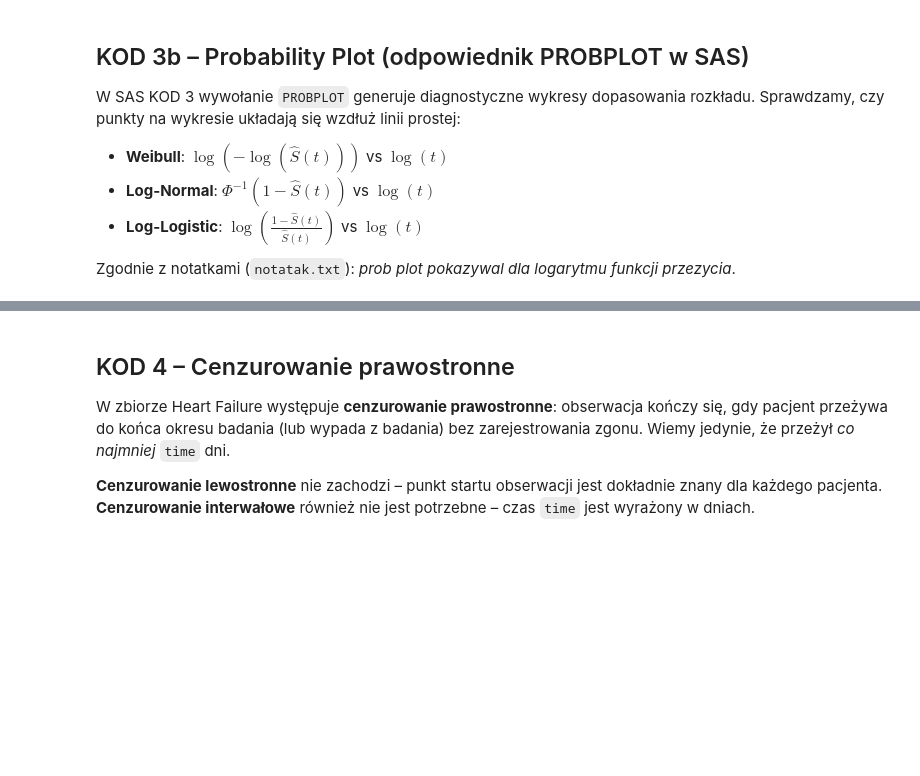
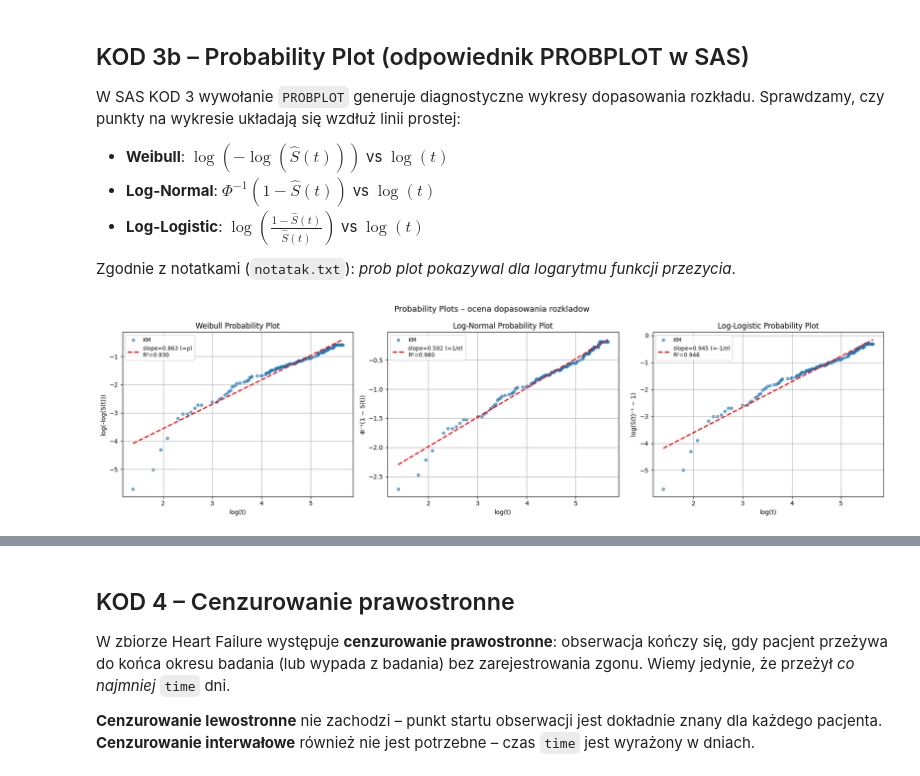
Before and after one commit to Richi9PP/ACT, a Jupyter notebook: Ready_models/hf_analiza_parametryczna.ipynb, the cells around one changed output, grey strips where cells are left out. Cells and saved outputs as stored; diff of their text form; code cells hidden in the pictures; blank space fills up the shorter version.

```diff
--- a/Ready_models/hf_analiza_parametryczna.ipynb
+++ b/Ready_models/hf_analiza_parametryczna.ipynb
@@ -343,58 +404,84 @@ Zgodnie z notatkami (`notatak.txt`): *prob plot pokazywal dla logarytmu funkcji
 # %%
 from lifelines import KaplanMeierFitter
 from scipy.stats import norm as scipy_norm
+from scipy.stats import pearsonr
 
 # 1. Estymata Kaplana-Meiera surowych danych (marginalnie, bez kowariabli)
 kmf = KaplanMeierFitter()
 kmf.fit(df['time'], event_observed=df['DEATH_EVENT'])
 
 t_km = kmf.survival_function_.index.values
 S_km = kmf.survival_function_['KM_estimate'].values
 
 # Filtrujemy: t > 0, 0 < S < 1
 mask = (S_km > 0) & (S_km < 1) & (t_km > 0)
 t_km, S_km = t_km[mask], S_km[mask]
 log_t = np.log(t_km)
 
 fig, axes = plt.subplots(1, 3, figsize=(18, 5))
 
 # --- Weibull Probability Plot ---
-y_weib = np.log(-np.log(S_km))   # log(-log(S(t)))
-axes[0].scatter(log_t, y_weib, s=12, alpha=0.7, color='#4C72B0', label='dane KM')
-p0 = np.polyfit(log_t, y_weib, 1)
-axes[0].plot(log_t, np.polyval(p0, log_t), 'r--', lw=2, label=f'slope={p0[0]:.2f}')
+# Linearyzacja: log(-log(S(t))) = rho*log(t) + const
+# Slope = rho (parametr ksztaltu Weibulla; rho < 1 => malejacy hazard)
+y_weib = np.log(-np.log(S_km))
+slope_w, intercept_w = np.polyfit(log_t, y_weib, 1)
+r_sq_w, _ = pearsonr(log_t, y_weib)
+y_fit_w = slope_w * log_t + intercept_w
+axes[0].scatter(log_t, y_weib, s=20, alpha=0.6, label='KM')
+axes[0].plot(log_t, y_fit_w, 'r--', linewidth=2,
+             label=f'slope={slope_w:.3f} (=\u03c1)\nR\u00b2={r_sq_w**2:.3f}')
 axes[0].set_xlabel('log(t)')
 axes[0].set_ylabel('log(-log(S(t)))')
 axes[0].set_title('Weibull Probability Plot')
-axes[0].legend(); axes[0].grid(True)
+axes[0].legend(fontsize=9)
+axes[0].grid(True)
 
 # --- Log-Normal Probability Plot ---
-y_lnorm = scipy_norm.ppf(1 - S_km)   # Phi^{-1}(1-S)
-axes[1].scatter(log_t, y_lnorm, s=12, alpha=0.7, color='#DD8452', label='dane KM')
-p1 = np.polyfit(log_t, y_lnorm, 1)
-axes[1].plot(log_t, np.polyval(p1, log_t), 'r--', lw=2, label=f'slope={p1[0]:.2f}')
+# Linearyzacja: Phi^-1(1-S(t)) = (log(t) - mu) / sigma
+# Slope = 1/sigma
+y_lnorm = scipy_norm.ppf(1 - S_km)
+slope_n, intercept_n = np.polyfit(log_t, y_lnorm, 1)
+r_sq_n, _ = pearsonr(log_t, y_lnorm)
+y_fit_n = slope_n * log_t + intercept_n
+axes[1].scatter(log_t, y_lnorm, s=20, alpha=0.6, label='KM')
+axes[1].plot(log_t, y_fit_n, 'r--', linewidth=2,
+             label=f'slope={slope_n:.3f} (=1/\u03c3)\nR\u00b2={r_sq_n**2:.3f}')
 axes[1].set_xlabel('log(t)')
-axes[1].set_ylabel('Phi_inv(1 - S(t))')
+axes[1].set_ylabel('\u03a6\u207b\u00b9(1 \u2212 S(t))')
 axes[1].set_title('Log-Normal Probability Plot')
-axes[1].legend(); axes[1].grid(True)
+axes[1].legend(fontsize=9)
+axes[1].grid(True)
 
 # --- Log-Logistic Probability Plot ---
-y_llogis = np.log((1 - S_km) / S_km)  # log-odds
-axes[2].scatter(log_t, y_llogis, s=12, alpha=0.7, color='#55A868', label='dane KM')
-p2 = np.polyfit(log_t, y_llogis, 1)
-axes[2].plot(log_t, np.polyval(p2, log_t), 'r--', lw=2, label=f'slope={p2[0]:.2f}')
+# Linearyzacja: log(S^-1(t) - 1) = -alpha*log(t) + const
+# Slope = -alpha (= -1/sigma); |slope| = 1/sigma
+y_llogt = np.log(1/S_km - 1)
+slope_l, intercept_l = np.polyfit(log_t, y_llogt, 1)
+r_sq_l, _ = pearsonr(log_t, y_llogt)
+y_fit_l = slope_l * log_t + intercept_l
+axes[2].scatter(log_t, y_llogt, s=20, alpha=0.6, label='KM')
+axes[2].plot(log_t, y_fit_l, 'r--', linewidth=2,
+             label=f'slope={slope_l:.3f} (=-1/\u03c3)\nR\u00b2={r_sq_l**2:.3f}')
 axes[2].set_xlabel('log(t)')
-axes[2].set_ylabel('log((1-S)/S)')
+axes[2].set_ylabel('log(S(t)\u207b\u00b9 \u2212 1)')
 axes[2].set_title('Log-Logistic Probability Plot')
-axes[2].legend(); axes[2].grid(True)
+axes[2].legend(fontsize=9)
+axes[2].grid(True)
 
-plt.suptitle(
-    'Probability Plots – diagnostyka rozkładu (odpowiednik PROBPLOT w SAS PROC LIFEREG)',
-    fontsize=13, fontweight='bold'
-)
+plt.suptitle('Probability Plots \u2013 ocena dopasowania rozkladow', fontsize=13)
 plt.tight_layout()
 plt.savefig('hf_probability_plots.png', dpi=150)
 plt.show()
-print('Im bardziej punkty leza na linii prostej, tym lepsze dopasowanie danego rozkladu.')
-print(f'Nachylenia (slope): Weibull={p0[0]:.3f}, Log-Normal={p1[0]:.3f}, Log-Logistic={p2[0]:.3f}')
+
+print('Dopasowanie rozkladow (R\u00b2 z linearyzacji KM):')
+print(f'  Weibull:       R\u00b2 = {r_sq_w**2:.4f}  | slope = {slope_w:.4f} (= rho, parametr ksztaltu)')
+print(f'  Log-Normal:    R\u00b2 = {r_sq_n**2:.4f}  | slope = {slope_n:.4f} (= 1/sigma)')
+print(f'  Log-Logistic:  R\u00b2 = {r_sq_l**2:.4f}  | slope = {slope_l:.4f} (= -1/sigma)')
+print()
+print('Interpretacja slope:')
+print('  Weibull:      slope = rho (parametr ksztaltu). rho < 1 => malejacy hazard.')
+print('  Log-Normal:   slope = 1/sigma (odwrotnosc skali log-czasu).')
+print('  Log-Logistic: slope = -1/sigma (znak ujemny bo os Y jest odwrocona).')
+print('  Im blizej R2=1.0, tym lepiej dany rozklad pasuje do danych KM.')
 # %% [output]
+[figure, added]
```
Also changed, not shown: parts of 15 cells of this notebook, 14 other files.
